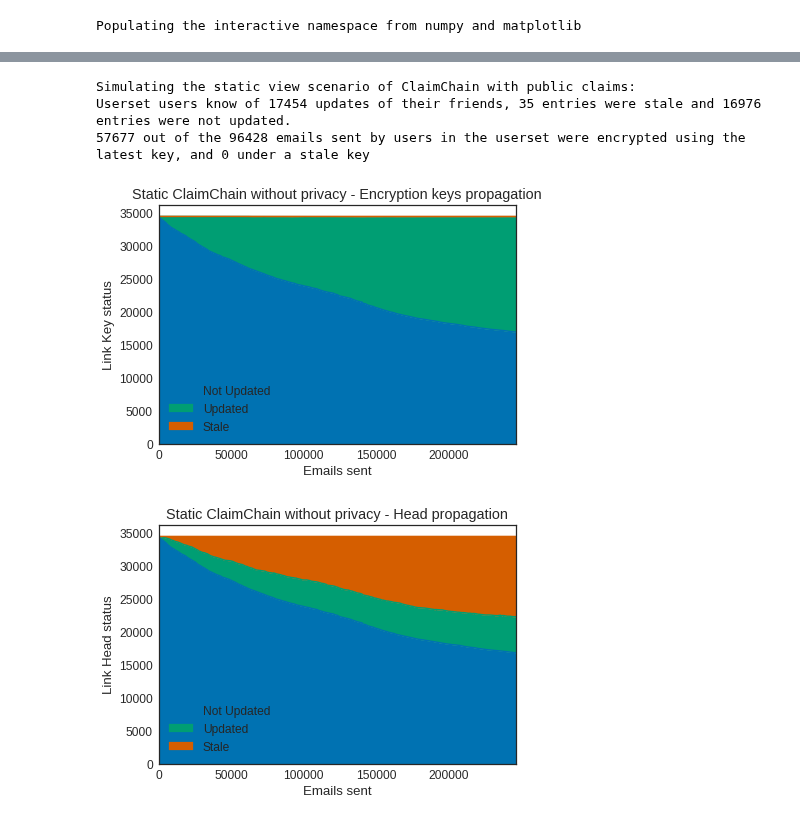
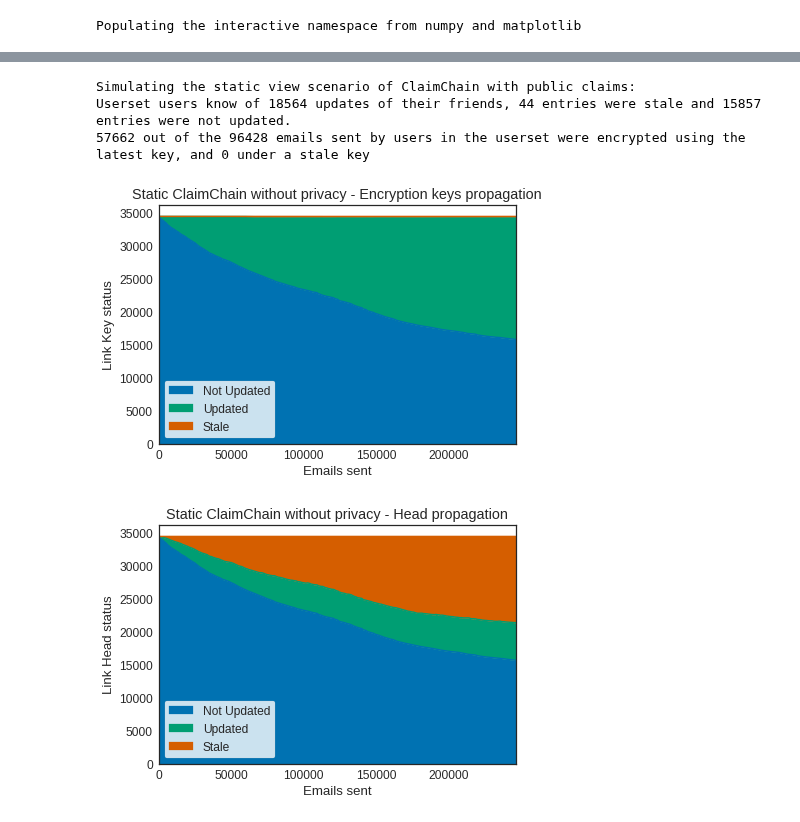
Before and after one commit to claimchain/claimchain-core, a Jupyter notebook: simulations/replay_log.ipynb, the cells around one changed output, grey strips where cells are left out. Cells and saved outputs as stored; diff of their text form; code cells hidden in the pictures.

```diff
--- a/simulations/replay_log.ipynb
+++ b/simulations/replay_log.ipynb
@@ -38,7 +38,7 @@ log = pickle.load(open(parsed_logs_folder + "replay_log.pkl", "rb"))
 enc_status = {"plaintext": 0, "stale": 1, "encrypted": 2}
 email_status = {"stat_autocrypt": [], "stat_pub_claimchain": [], "stat_priv_claimchain": [], "dyn_autocrypt": [], "dyn_pub_claimchain": [], "dyn_priv_claimchain": []}
 # %%
-def make_global_graph(log):
+def make_global_graph(log, social_graph):
     '''Construct a global social graph using the log of all emails'''
     global_graph = {}
     global_userset = set()
@@ -52,6 +52,9 @@ def make_global_graph(log):
         for recipient in recipients:
             global_graph[email.From]['friends'].add(recipient)
 
+    for user, info in social_graph.items():
+        global_graph[user]['friends'] |= info['friends']
+
     return global_graph, global_userset
 # %%
 def prep_static_view(social_graph):
@@ -229,7 +234,7 @@ Userset users know of 11583 updates of their friends, 0 entries were stale and 2
 print("Simulating the static view scenario of ClaimChain with public claims:")
 
 userset, local_dict, public_dict, claim_buffer = prep_static_view(social_graph)
-global_graph, _ = make_global_graph(log)
+global_graph, _ = make_global_graph(log, social_graph)
 
 sent_userset_emails = 0
 enc_userset_emails = 0
@@ -270,37 +275,39 @@ for email in log:
     if cnt % 100 == 0:
         updated, stale, not_updated = eval_propagation(local_dict, 1, social_graph, userset)
         kp.loc[cnt] = [not_updated, updated, stale]
         updated, stale, not_updated = eval_propagation(local_dict, 0, social_graph, userset)
         hp.loc[cnt] = [not_updated, updated, stale]
 
     cnt += 1
 
 
 updated, stale, not_updated = eval_propagation(local_dict, 1, social_graph, userset)
 print("Userset users know of %s updates of their friends, %s entries were stale and %s entries were not updated."
       % (updated, stale, not_updated))
 print("%s out of the %s emails sent by users in the userset were encrypted using the latest key, and %s under a stale key"
       % (enc_userset_emails, sent_userset_emails, stale_userset_emails))
 
 kp.plot.area();
 plt.title("Static ClaimChain without privacy - Encryption keys propagation")
 plt.xlabel("Emails sent")
 plt.ylabel("Link Key status")
+plt.legend(frameon=True)
 plt.savefig("static_claimchain_public_key_links.pdf")
 
 hp.plot.area();
 plt.title("Static ClaimChain without privacy - Head propagation")
 plt.xlabel("Emails sent")
 plt.ylabel("Link Head status")
+plt.legend(frameon=True)
 plt.savefig("static_claimchain_public_head_links.pdf")
 
 plt.show()
 # %% [output]
 Simulating the static view scenario of ClaimChain with public claims:
-Userset users know of 17454 updates of their friends, 35 entries were stale and 16976 entries were not updated.
-57677 out of the 96428 emails sent by users in the userset were encrypted using the latest key, and 0 under a stale key
+Userset users know of 18564 updates of their friends, 44 entries were stale and 15857 entries were not updated.
+57662 out of the 96428 emails sent by users in the userset were encrypted using the latest key, and 0 under a stale key
-[figure, old version]
+[figure, new version]
-[figure, old version]
+[figure, new version]
 # %%
 '''Simulate the static view of ClaimChain with support for private claims (introduction mode)
 
```
Also changed, not shown: parts of 5 cells of this notebook, 1 other file.
